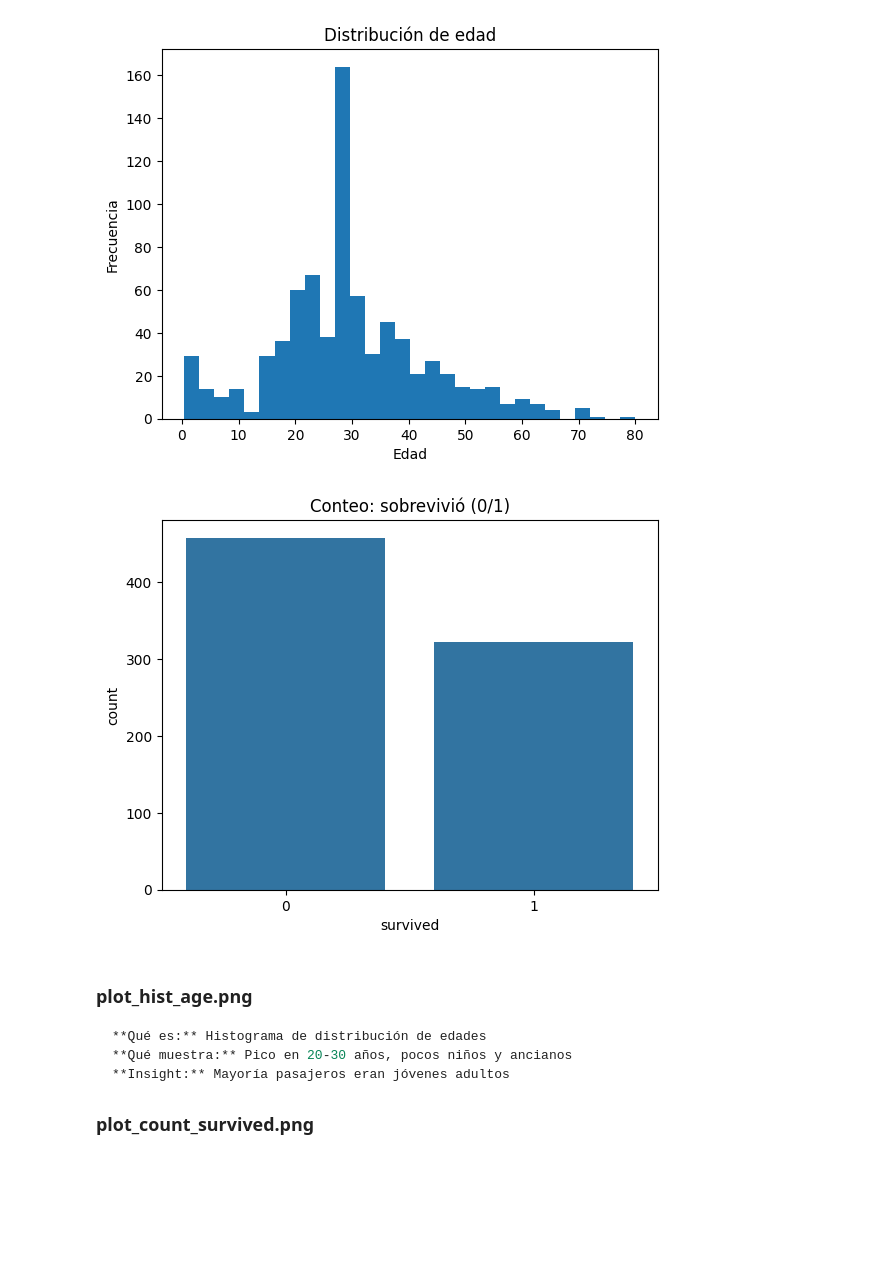
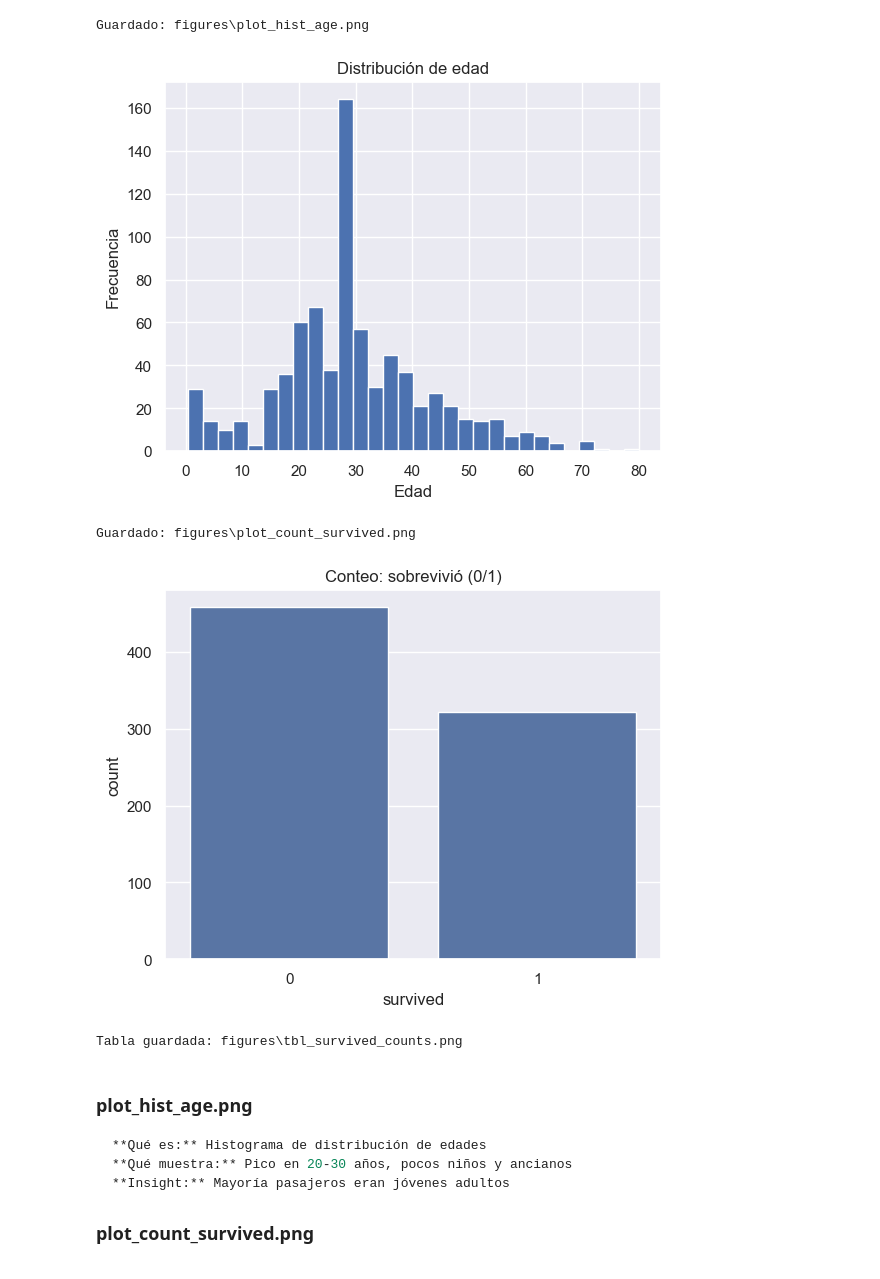
Before and after one commit to GHalfbbt/eda-titanic-kaggle, a Jupyter notebook: eda-titanic-kagle.ipynb, the cells around one changed output. Saved outputs shown, nothing was run; the diff lists cells and outputs as text; code cells hidden in the pictures; blank space fills up the shorter version.

````diff
--- a/eda-titanic-kagle.ipynb
+++ b/eda-titanic-kagle.ipynb
@@ -128,9 +257,10 @@ Crea family_size = siblings + parents + 1
 # %%
+# Celda 4 — Limpieza: duplicados, imputación, feature engineering
+
 before = len(df)
 df = df.drop_duplicates()
 print("Duplicados eliminados:", before - len(df))
 
-# Imputación segura (usar ravel() para evitar error 2D)
 if "age" in df.columns:
     df["age"] = SimpleImputer(strategy="median").fit_transform(df[["age"]]).ravel()
 
@@ -139,13 +269,18 @@ if "embarked" in df.columns:
     df["embarked"] = SimpleImputer(strategy="most_frequent").fit_transform(df[["embarked"]]).ravel()
     df["embarked"] = df["embarked"].astype("category")
 
-if set(["sibsp","parch"]).issubset(df.columns):
+if {"sibsp","parch"}.issubset(df.columns):
     df[["sibsp","parch"]] = df[["sibsp","parch"]].fillna(0)
+    df["sibsp"] = df["sibsp"].astype(int)
+    df["parch"] = df["parch"].astype(int)
     df["family_size"] = df["sibsp"] + df["parch"] + 1
 
 cols_verif = [c for c in ["age","embarked"] if c in df.columns]
-if cols_verif:
-    print("\nNulos tras imputación:")
-    display(df[cols_verif].isna().sum())
+nulls_post = df[cols_verif].isna().sum() if cols_verif else pd.Series(dtype="int64")
+display(nulls_post)
+
+save_table_image(df.head(), "tbl_head_post_clean", title="Head tras limpieza", round_ndigits=None)
+if len(nulls_post):
+    save_table_image(nulls_post, "tbl_nulls_post", title="Nulos tras imputación", round_ndigits=None)
 # %% [output]
 Duplicados eliminados: 111
@@ -159,15 +338,30 @@ dtype: int64
 # %%
-df["age"].dropna().plot(kind="hist", bins=30)
-plt.title("Distribución de edad")
-plt.xlabel("Edad"); plt.ylabel("Frecuencia")
-plt.show()
+# === Celda 5: Univariado (hist age + conteo survived) ==
 
-sns.countplot(x="survived", data=df)
-plt.title("Conteo: sobrevivió (0/1)")
-plt.show()
+imgs = []
+
+if "age" in df.columns:
+    plt.figure()
+    df["age"].dropna().plot(kind="hist", bins=30)
+    plt.title("Distribución de edad"); plt.xlabel("Edad"); plt.ylabel("Frecuencia")
+    savefig("plot_hist_age")
+    plt.show()
+
+if "survived" in df.columns:
+    plt.figure()
+    sns.countplot(x="survived", data=df)
+    plt.title("Conteo: sobrevivió (0/1)")
+    savefig("plot_count_survived")
+    plt.show()
+
+    vc = df["survived"].value_counts().rename_axis("survived").to_frame("count")
+    save_table_image(vc, "tbl_survived_counts", title="Conteo survived (0/1)", round_ndigits=None)
 # %% [output]
+Guardado: figures\plot_hist_age.png
-[figure, old version]
+[figure, new version]
+Guardado: figures\plot_count_survived.png
-[figure, old version]
+[figure, new version]
+Tabla guardada: figures\tbl_survived_counts.png
 # %% [markdown]
 ### plot_hist_age.png
 ```bash
````
Also changed, not shown: parts of 42 cells of this notebook, 21 other files.
